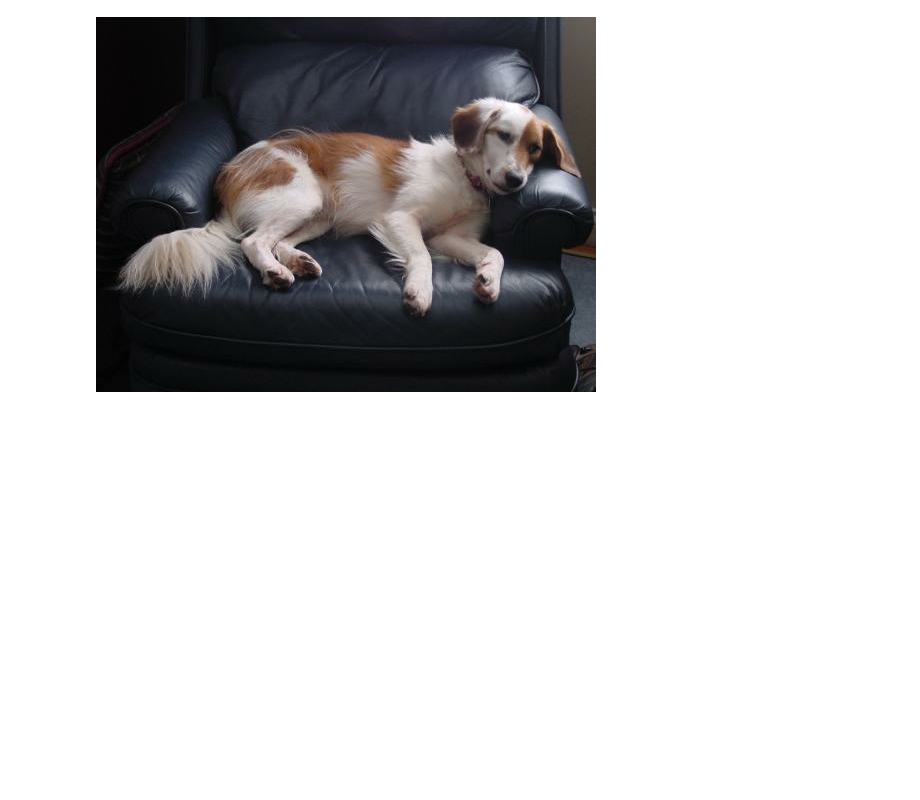
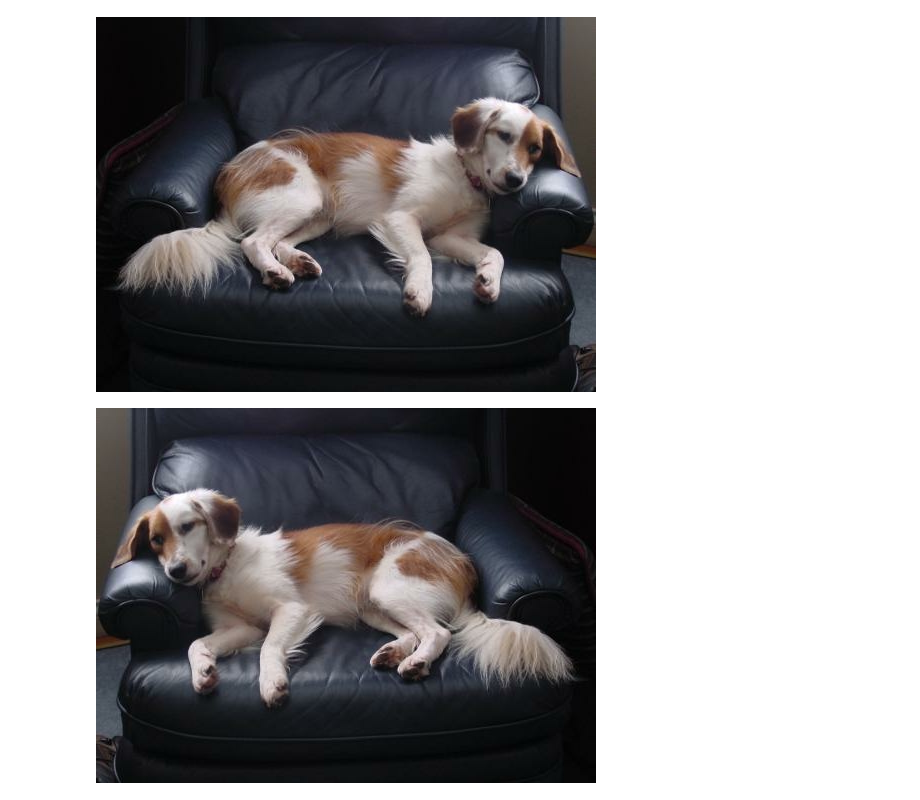
Before and after one commit to CHxNOBODY/CS-01418262, a Jupyter notebook: Lab/Lab03.ipynb, the cells around one changed output. Drawn from its saved outputs; the diff is of its cells as text; code cells hidden in the pictures; blank space fills up the shorter version.

```diff
--- a/Lab/Lab03.ipynb
+++ b/Lab/Lab03.ipynb
@@ -408,3 +408,7 @@ image_random = Image.open(image_random).convert("RGB")
 image_random
 # %% [output]
 [figure]
+# %%
+image_random.transpose(Image.FLIP_LEFT_RIGHT)
+# %% [output]
+[figure, added]
```
Also changed, not shown: parts of 3 cells of this notebook.
